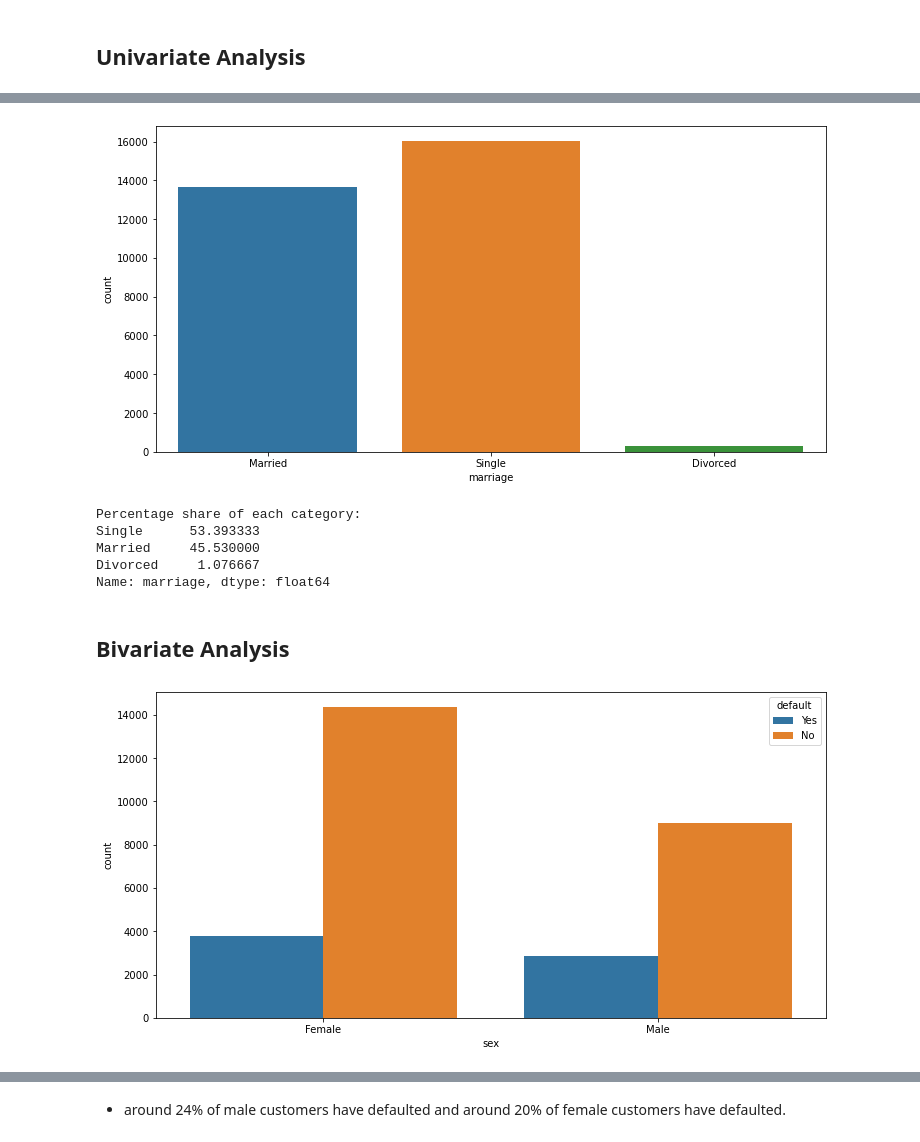
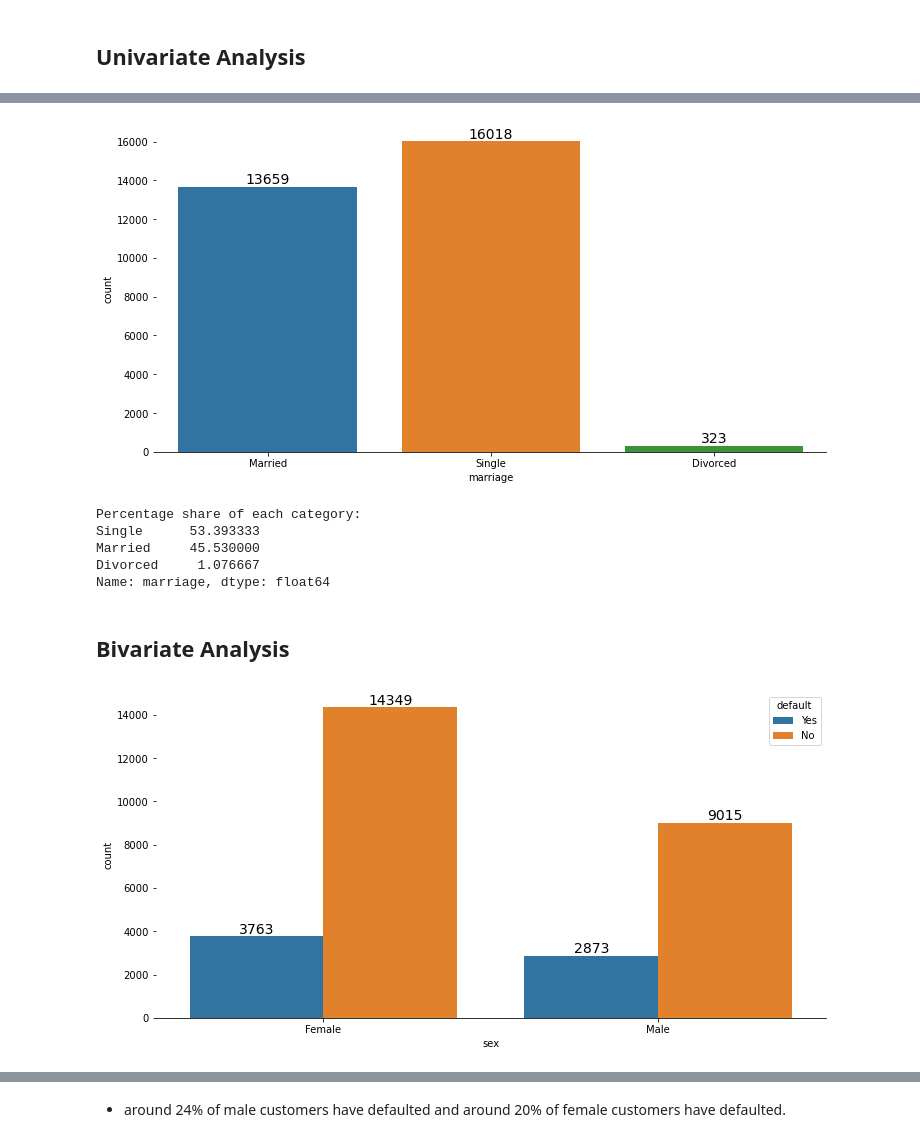
Before and after one commit to myghact-1/Data-Analysis, a Jupyter notebook: Analysis of Credit Card Defaulters.ipynb, the cells around one changed output, grey strips where cells are left out. Cells and saved outputs as stored; diff of their text form; code cells hidden in the pictures.

```diff
--- a/Analysis of Credit Card Defaulters.ipynb
+++ b/Analysis of Credit Card Defaulters.ipynb
@@ -4,6 +7,8 @@ import pandas as pd
 import matplotlib.pyplot as plt
 import seaborn as sns
 
+plt.rcParams['figure.figsize'] = [15, 8]
+
 from scipy import stats
 
 import warnings
@@ -88,4 +77,6 @@ dtype: int64
 # %%
+df.rename(columns={"default payment next month":"default"}, inplace=True)
+
 df.columns = df.columns.str.strip().str.replace(' ', '_').str.lower()
 # %%
 preprocessed_df = df.copy()
@@ -115,8 +107,7 @@ fill = (df.marriage == 0)
 preprocessed_df.loc[fill, 'marriage'] = 2
 df.loc[fill, 'marriage'] = 2
 # %%
-preprocessed_df = preprocessed_df.rename(columns={'default_payment_next_month': 'default',
-                                                  'pay_0': 'pay_1'})
+preprocessed_df = preprocessed_df.rename(columns={'pay_0': 'pay_1'})
 preprocessed_df.head()
 # %% [output]
 |  | id | limit_bal | sex | education | marriage | age | pay_1 | pay_2 | pay_3 | pay_4 | ... |
@@ -143,15 +136,27 @@ preprocessed_df.marriage = preprocessed_df.marriage.map({1:'Married',
                                                         2:'Single',
                                                         3:'Divorced'})
 # %%
-def plot_categorical_count(df, col):
+def plot_categorical_count(df, col, hue=None, hue_order=None, is_pct=True, figsize=(12,6)):
 
-    plt.figure(figsize=(12,6))
-    sns.countplot(data=df, x=col)
+    plt.figure(figsize=figsize)
+    g = sns.countplot(data=df, x=col, hue=hue, hue_order=None)
+    for rect in g.patches:
+        h = rect.get_height()
+        w = rect.get_width()
+        x = rect.get_x()
+        y = rect.get_y()
+        g.annotate(f"{h}", (x+w/2, h), va='bottom', ha='center', size=14)
+
+    g.spines['top'].set_visible(False)
+    g.spines['left'].set_visible(False)
+    g.spines['right'].set_visible(False)
+
     plt.show()
 
-    print()
-    print("Percentage share of each category:")
-    print(df[col].value_counts(normalize=True)*100)
+    if is_pct:
+        print()
+        print("Percentage share of each category:")
+        print(df[col].value_counts(normalize=True)*100)
 # %%
 plot_categorical_count(preprocessed_df, 'default')
 # %% [output]
@@ -181,7 +186,7 @@ Name: education, dtype: float64
 # %%
 plot_categorical_count(preprocessed_df, 'marriage')
 # %% [output]
-[figure, old version]
+[figure, new version]
 Percentage share of each category:
 Single      53.393333
 Married     45.530000
@@ -192,7 +208,4 @@ Name: marriage, dtype: float64
 # %%
-plt.rcParams['figure.figsize'] = [12,6]
-
-sns.countplot(data=preprocessed_df, x='sex', hue='default')
-plt.show()
+plot_categorical_count(preprocessed_df, col='sex', hue='default', is_pct=False)
 # %% [output]
-[figure, old version]
+[figure, new version]
```
Also changed, not shown: parts of 41 cells of this notebook, 4 other files.
